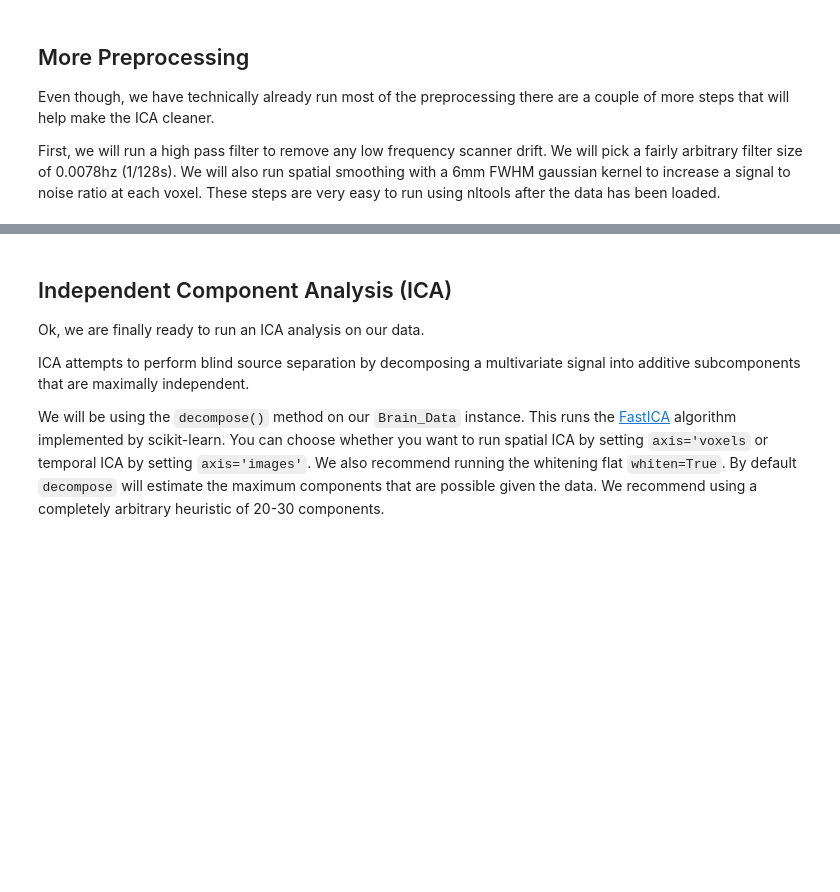
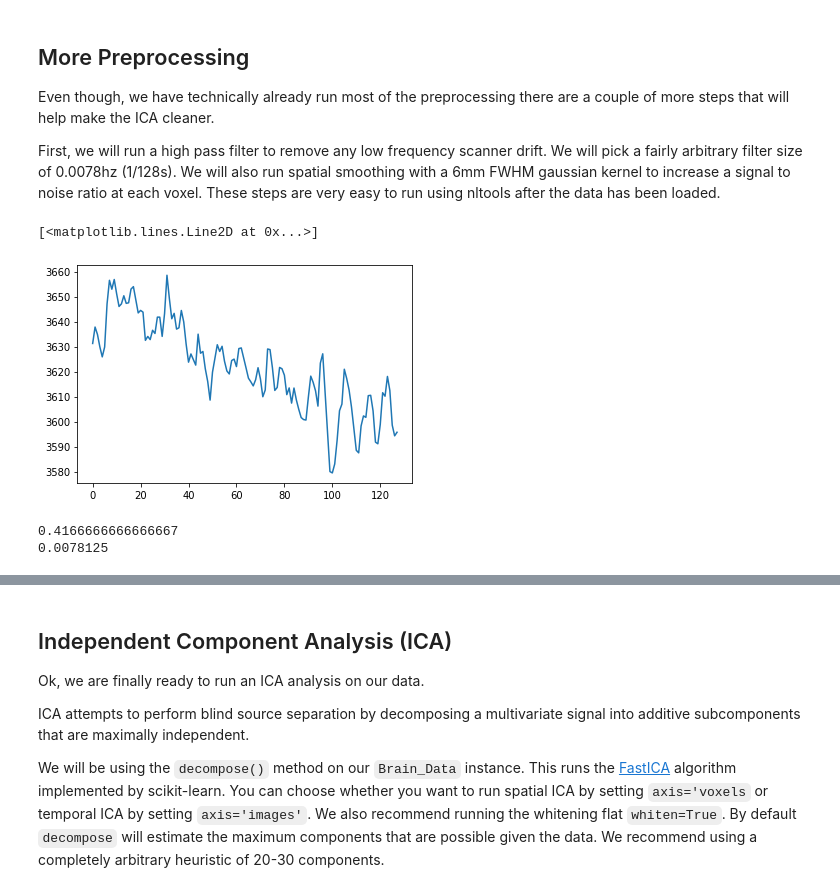
Before and after one commit to ljchang/dartbrains, a Jupyter notebook: content/features/notebooks/4_ICA.ipynb, the cells around one changed output, grey strips where cells are left out. Cells and saved outputs as stored; diff of their text form; code cells hidden in the pictures; blank space fills up the shorter version.

Commit message:
Updated brain data tutorial

```diff
--- a/content/features/notebooks/4_ICA.ipynb
+++ b/content/features/notebooks/4_ICA.ipynb
@@ -42,8 +42,8 @@ import seaborn as sns
 from nltools.data import Brain_Data
 from nltools.plotting import component_viewer
 
-base_dir = '~/Psych60/Data/localizer/derivatives/preproc/fmriprep'
-
+base_dir = '../data/localizer/derivatives/preproc/fmriprep'
+base_dir = '/Users/lukechang/Dropbox/Dartbrains/Data/preproc/fmriprep'
 sub = 'S01'
 
 data = Brain_Data(os.path.join(base_dir, f'sub-{sub}','func', f'sub-{sub}_task-localizer_space-MNI152NLin2009cAsym_desc-preproc_bold.nii.gz'))
@@ -52,6 +52,17 @@ data = Brain_Data(os.path.join(base_dir, f'sub-{sub}','func', f'sub-{sub}_task-l
 Even though, we have technically already run most of the preprocessing there are a couple of more steps that will help make the ICA cleaner.
 
 First, we will run a high pass filter to remove any low frequency scanner drift. We will pick a fairly arbitrary filter size of 0.0078hz (1/128s). We will also run spatial smoothing with a 6mm FWHM gaussian kernel to increase a signal to noise ratio at each voxel. These steps are very easy to run using nltools after the data has been loaded.
+# %%
+plt.plot(data.mean(axis=1))
+# %% [output]
+[<matplotlib.lines.Line2D at 0x...>]
+[figure, added]
+# %%
+print(1/2.4)
+print(1/128)
+# %% [output]
+0.4166666666666667
+0.0078125
 # %%
 data = data.filter(sampling_freq=1/2.4, high_pass=1/128)
 
```
Also changed, not shown: parts of 3 cells of this notebook, 19 other files.
